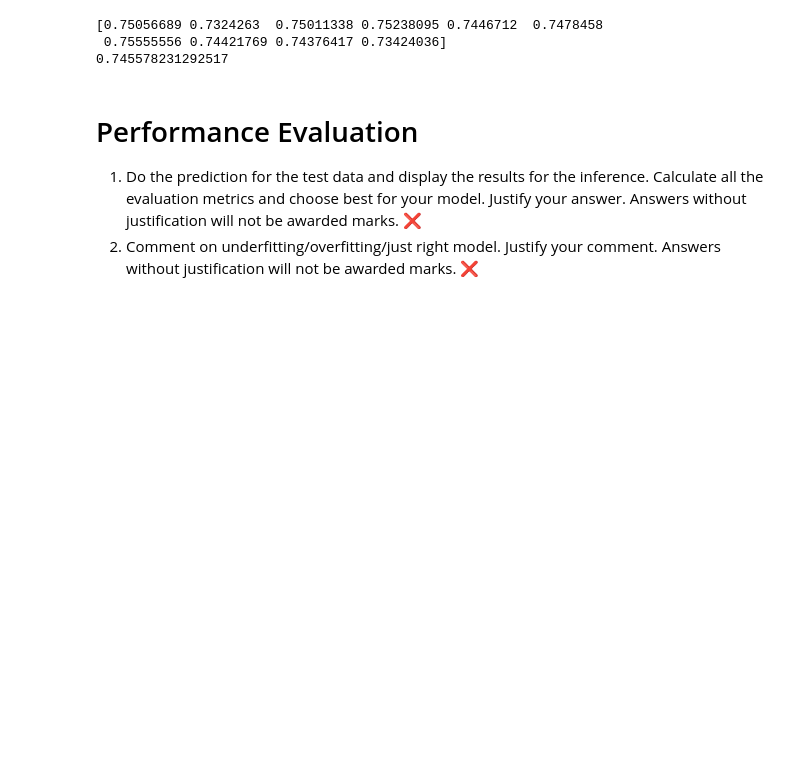
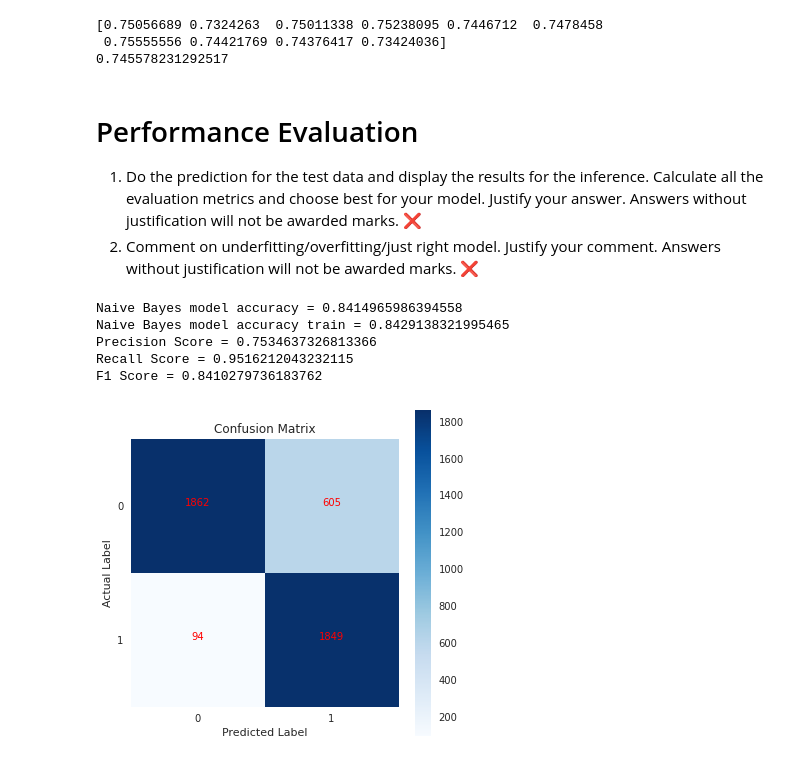
Before and after one commit to rakeshvitta/rakeshvitta, a Jupyter notebook: Group250_Anamoly.ipynb, the cells around one changed output. Cells and saved outputs as stored; diff of their text form; code cells hidden in the pictures; blank space fills up the shorter version.

```diff
--- a/Group250_Anamoly.ipynb
+++ b/Group250_Anamoly.ipynb
@@ -542,0 +540,38 @@ Answers without justification will not be awarded marks. ❌
+# %%
+import matplotlib.pyplot as plt
+import itertools
+%matplotlib inline
+
+def plot_confusion_matrix(conf_mat):
+  with plt.style.context(('ggplot', 'seaborn')):
+      fig = plt.figure(figsize=(6,6), num=1)
+      plt.imshow(conf_mat, interpolation='nearest',cmap= plt.cm.Blues )
+      plt.xticks([0,1],[0,1])
+      plt.yticks([0,1],[0,1])
+      plt.xlabel('Predicted Label')
+      plt.ylabel('Actual Label')
+      for i, j in itertools.product(range(conf_mat.shape[0]), range(conf_mat.shape[1])):
+                  plt.text(j, i,conf_mat[i, j], horizontalalignment="center",color="red")
+      plt.grid(None)
+      plt.title('Confusion Matrix')
+      plt.colorbar();
+# %%
+y_pred_train = gnb.predict(X_train)
+y_pred_test = gnb.predict(X_test)
+conf_mat = confusion_matrix(y_test, y_pred_test)
+print(f"Naive Bayes model accuracy = {accuracy_score(y_test, y_pred_test)}")
+print(f"Naive Bayes model accuracy train = {accuracy_score(y_train, y_pred_train)}")
+print(f"Precision Score = {precision_score(y_test, y_pred_test)}")
+print(f"Recall Score = {recall_score(y_test, y_pred_test)}")
+print(f"F1 Score = {f1_score(y_test, y_pred_test)}")
+#print(classification_report(y_test, y_pred_test))
+# %% [output]
+Naive Bayes model accuracy = 0.8414965986394558
+Naive Bayes model accuracy train = 0.8429138321995465
+Precision Score = 0.7534637326813366
+Recall Score = 0.9516212043232115
+F1 Score = 0.8410279736183762
+# %%
+plot_confusion_matrix(conf_mat)
+# %% [output]
+[figure, added]
```
Also changed, not shown: parts of 26 cells of this notebook.
